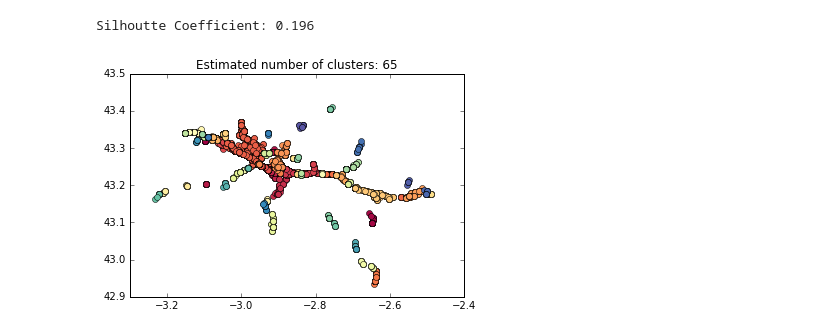
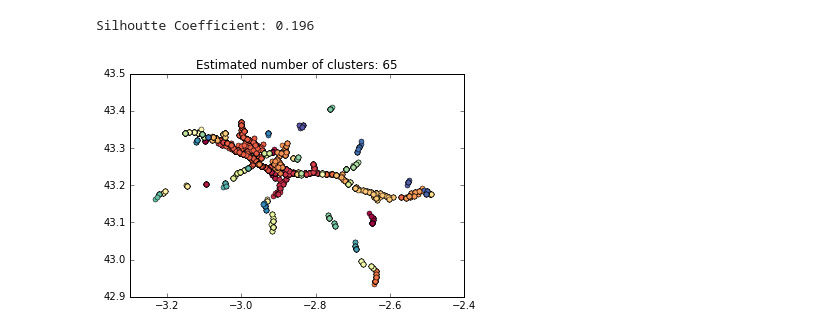
Before and after one commit to PabloLeon23/Aprendizaje-automatico, a Jupyter notebook: Sesion2/DBSCAN_accidentes.ipynb, the cells around one changed output. Cells and saved outputs as stored; diff of their text form; code cells hidden in the pictures.

```diff
--- a/Sesion2/DBSCAN_accidentes.ipynb
+++ b/Sesion2/DBSCAN_accidentes.ipynb
@@ -6,12 +6,13 @@ import numpy as np
 
 f = open('Accidents.csv', 'r')
 cs = csv.reader(f)
+cs.next()
 
 data = []
 
 for row in cs:
-    lon = float(row[0])
-    lat = float(row[1])
+    lon = float(row[-2])
+    lat = float(row[-1])
     data.append([lon, lat])
 
 X = np.asarray(data)
@@ -64,11 +65,11 @@ Silhoutte Coefficient: 0.196
 # %%
 colors = plt.cm.Spectral(np.linspace(0, 1, len(unique_labels)))
 for k, col in zip(unique_labels, colors):
     if k != -1:
         class_member_mask = (db.labels_ == k)
         xy = X[db.labels_ == k]
-        plt.plot(xy[:, 0], xy[:, 1], 'o', markerfacecolor=col, markersize=6)
+        plt.plot(xy[:, 0], xy[:, 1], 'o', markerfacecolor=col, markersize=5)
 plt.title('Estimated number of clusters: %d' % n_clusters)
 plt.show()
 # %% [output]
-[figure, old version]
+[figure, new version]
```
Also changed, not shown: 2 other files.
